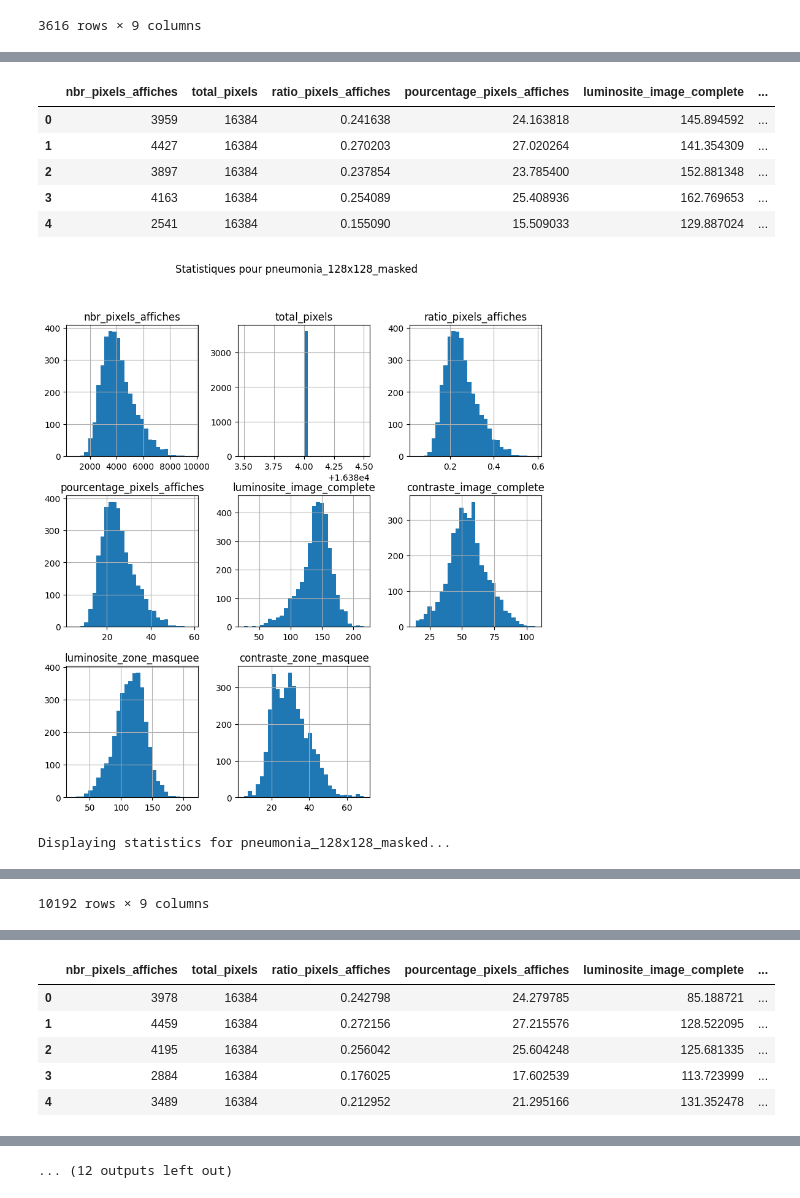
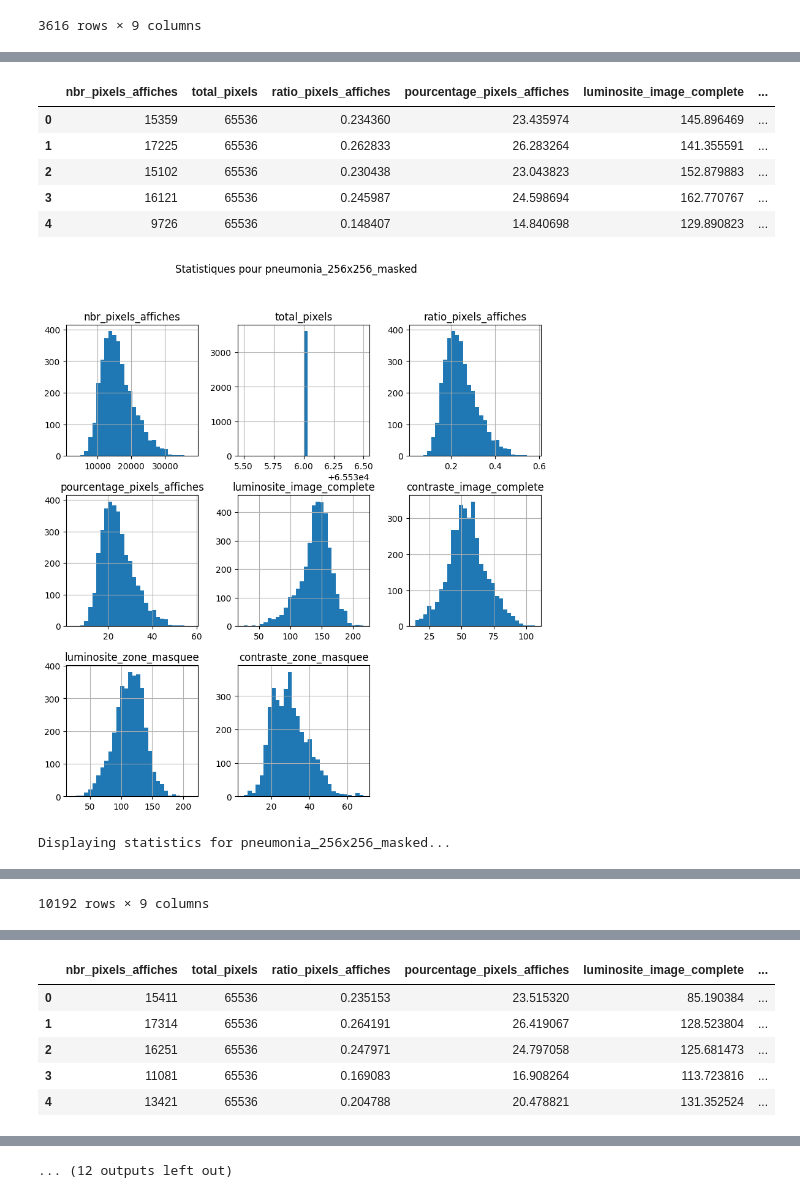
Before and after one commit to L-Poca/DS_COVID, a Jupyter notebook: notebooks/L_02_Generate_Masked_Images.ipynb, the cells around one changed output, grey strips where cells are left out. Cells and saved outputs as stored; diff of their text form; code cells hidden in the pictures.

```diff
--- a/notebooks/L_02_Generate_Masked_Images.ipynb
+++ b/notebooks/L_02_Generate_Masked_Images.ipynb
@@ -18,7 +18,7 @@ import src.features.Traitement_Data.C_traitement as C_traitement
 
 # Configuration de l'affichage des graphiques
 paths = C_traitement.Get_All_Paths_2()
-dsize = (128, 128)  # Taille de redimensionnement des images
+dsize = (256, 256)  # Taille de redimensionnement des images
 
 # Fonction pour afficher les images et leurs statistiques
 import matplotlib.pyplot as plt
@@ -144,9 +144,9 @@ Displaying statistics for pneumonia_128x128_masked...
 |  | nbr_pixels_affiches | total_pixels | ratio_pixels_affiches | pourcentage_pixels_affiches | luminosite_image_complete | ... |
-| 0 | 3959 | 16384 | 0.241638 | 24.163818 | 145.894592 | ... |
-| 1 | 4427 | 16384 | 0.270203 | 27.020264 | 141.354309 | ... |
-| 2 | 3897 | 16384 | 0.237854 | 23.785400 | 152.881348 | ... |
-| 3 | 4163 | 16384 | 0.254089 | 25.408936 | 162.769653 | ... |
-| 4 | 2541 | 16384 | 0.155090 | 15.509033 | 129.887024 | ... |
+| 0 | 15359 | 65536 | 0.234360 | 23.435974 | 145.896469 | ... |
+| 1 | 17225 | 65536 | 0.262833 | 26.283264 | 141.355591 | ... |
+| 2 | 15102 | 65536 | 0.230438 | 23.043823 | 152.879883 | ... |
+| 3 | 16121 | 65536 | 0.245987 | 24.598694 | 162.770767 | ... |
+| 4 | 9726 | 65536 | 0.148407 | 14.840698 | 129.890823 | ... |
-[figure, old version]
+[figure, new version]
-Displaying statistics for pneumonia_128x128_masked...
+Displaying statistics for pneumonia_256x256_masked...
 |  | nbr_pixels_affiches | total_pixels | ratio_pixels_affiches | pourcentage_pixels_affiches | luminosite_image_complete | ... |
@@ -174,6 +174,6 @@ Displaying statistics for pneumonia_128x128_masked...
 |  | nbr_pixels_affiches | total_pixels | ratio_pixels_affiches | pourcentage_pixels_affiches | luminosite_image_complete | ... |
-| 0 | 3978 | 16384 | 0.242798 | 24.279785 | 85.188721 | ... |
-| 1 | 4459 | 16384 | 0.272156 | 27.215576 | 128.522095 | ... |
-| 2 | 4195 | 16384 | 0.256042 | 25.604248 | 125.681335 | ... |
-| 3 | 2884 | 16384 | 0.176025 | 17.602539 | 113.723999 | ... |
-| 4 | 3489 | 16384 | 0.212952 | 21.295166 | 131.352478 | ... |
+| 0 | 15411 | 65536 | 0.235153 | 23.515320 | 85.190384 | ... |
+| 1 | 17314 | 65536 | 0.264191 | 26.419067 | 128.523804 | ... |
+| 2 | 16251 | 65536 | 0.247971 | 24.797058 | 125.681473 | ... |
+| 3 | 11081 | 65536 | 0.169083 | 16.908264 | 113.723816 | ... |
+| 4 | 13421 | 65536 | 0.204788 | 20.478821 | 131.352524 | ... |
```
Also changed, not shown: parts of 4 cells of this notebook.
